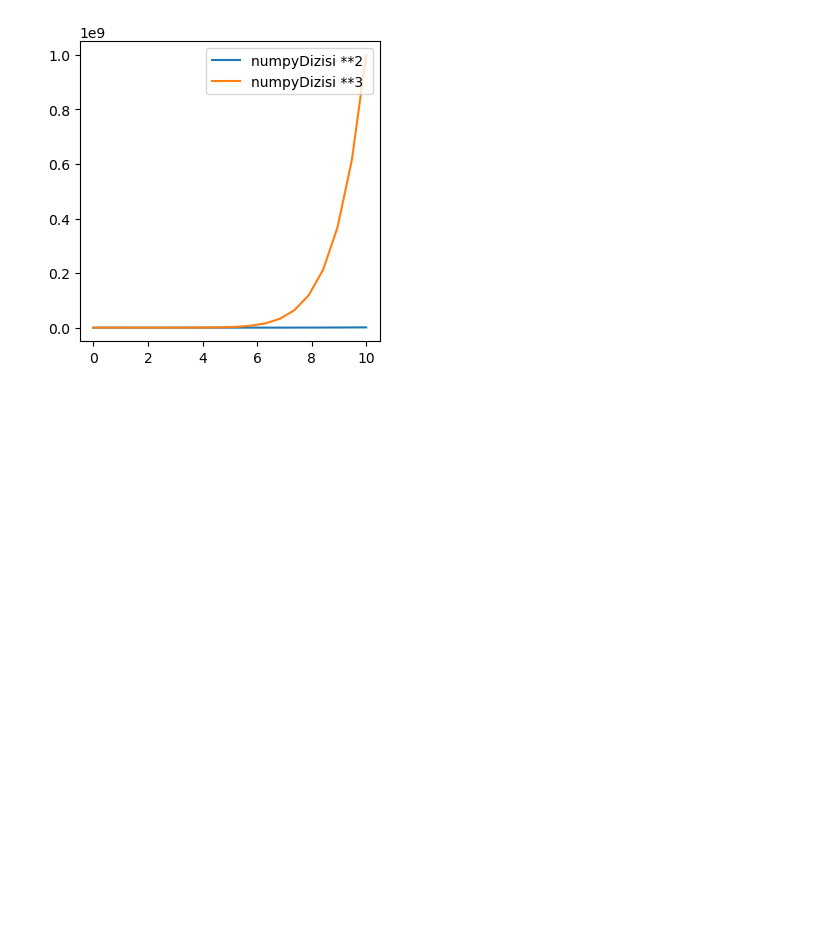
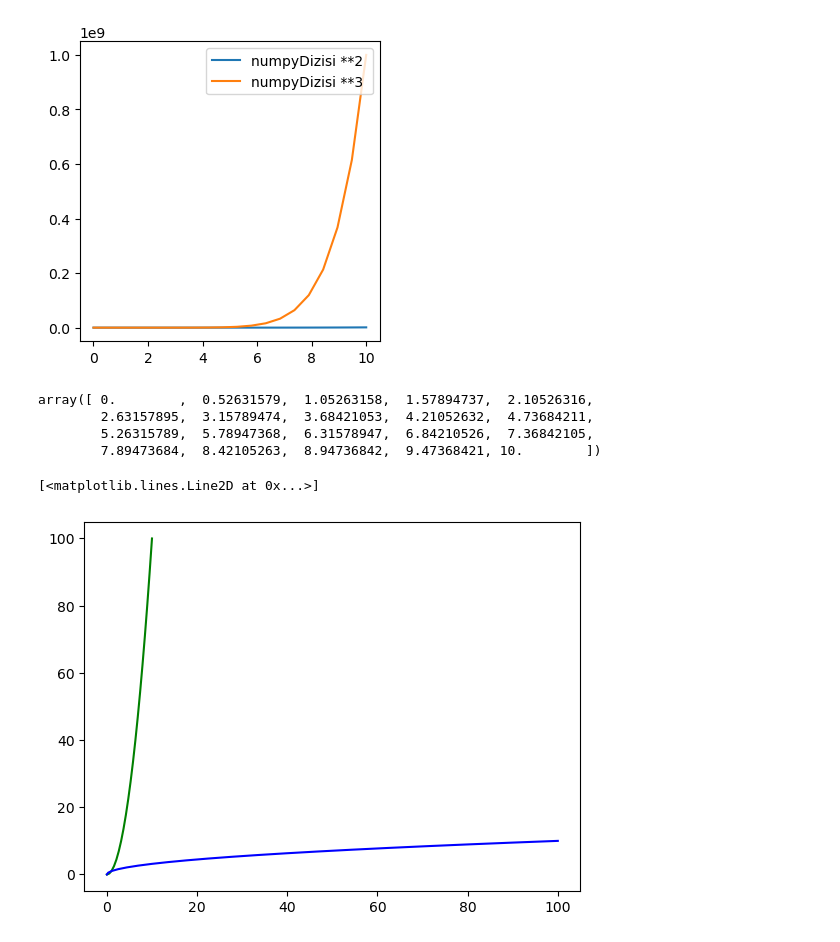
Before and after one commit to erhanbarisolmez/ml--tensorflow_btk, a Jupyter notebook: TensorFlow/eksik_veriler.ipynb, the cells around one changed output. Saved outputs shown, nothing was run; the diff lists cells and outputs as text; code cells hidden in the pictures; blank space fills up the shorter version.

```diff
--- a/TensorFlow/eksik_veriler.ipynb
+++ b/TensorFlow/eksik_veriler.ipynb
@@ -316,3 +316,21 @@ yeniEksen.legend(loc=1)
 # %% [output]
 <matplotlib.legend.Legend at 0x...>
 [figure]
+# %%
+dizi = np.linspace(0,10,20)
+
+dizi
+# %% [output]
+array([ 0.        ,  0.52631579,  1.05263158,  1.57894737,  2.10526316,
+        2.63157895,  3.15789474,  3.68421053,  4.21052632,  4.73684211,
+        5.26315789,  5.78947368,  6.31578947,  6.84210526,  7.36842105,
+        7.89473684,  8.42105263,  8.94736842,  9.47368421, 10.        ])
+# %%
+dizi2 = dizi **2
+# %%
+(figur, eksen) = plt.subplots()
+eksen.plot(dizi, dizi2, "g")
+eksen.plot(dizi2,dizi, "b")
+# %% [output]
+[<matplotlib.lines.Line2D at 0x...>]
+[figure, added]
```
Also changed, not shown: parts of 7 cells of this notebook, 3 other files.
